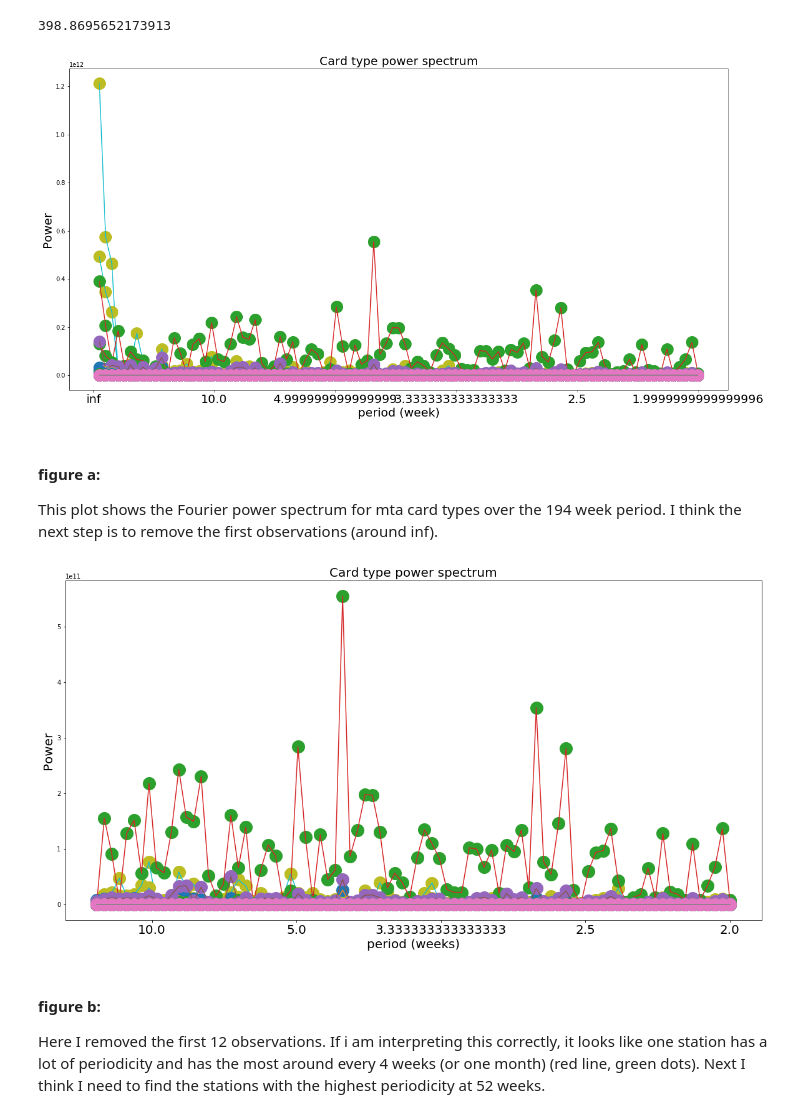
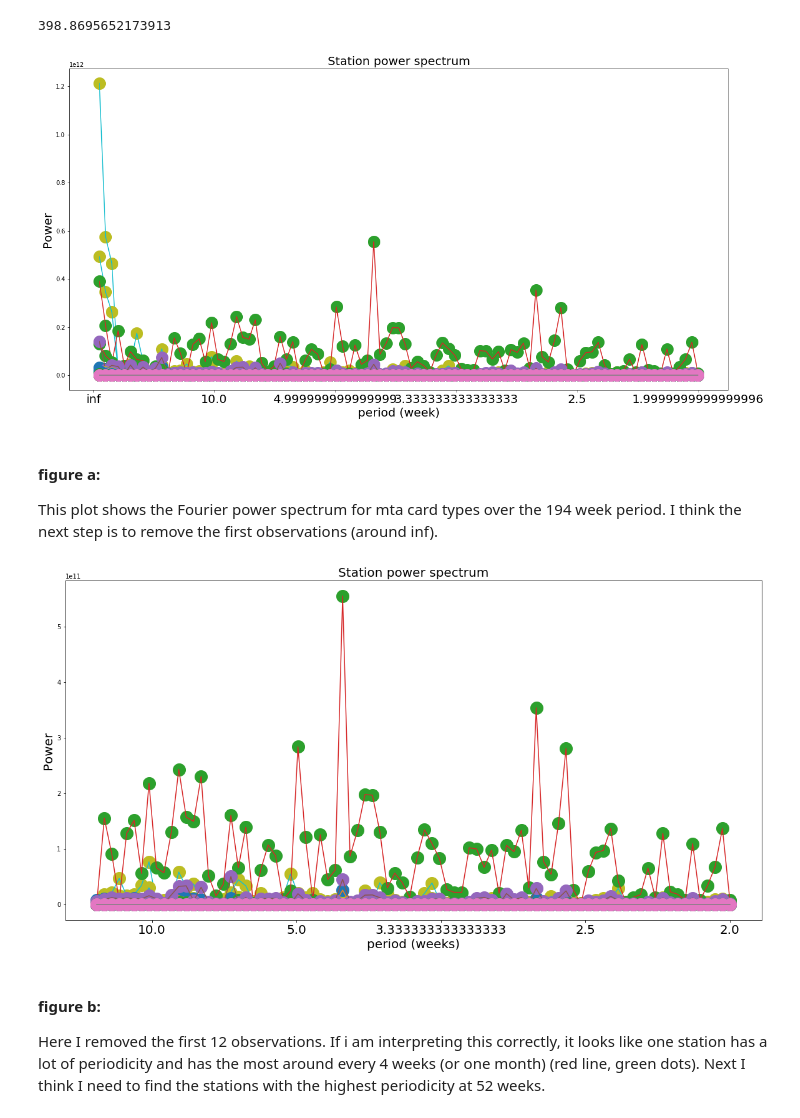
Before and after one commit to katievoo/PUI2018_kv871, a Jupyter notebook: HW12_kv871/HW12_Assignment1_kv871.ipynb, the cells around one changed output. Saved outputs shown, nothing was run; the diff lists cells and outputs as text; code cells hidden in the pictures.

```diff
--- a/HW12_kv871/HW12_Assignment1_kv871.ipynb
+++ b/HW12_kv871/HW12_Assignment1_kv871.ipynb
@@ -104,28 +106,29 @@ savemta.shape[0] / 23
 # %%
 ax = pl.figure(figsize=(20,10)).add_subplot(111)
 N = savemta.shape[1]
 
 for i in range(len(savemta[i])):
 
     f = np.abs(np.fft.rfft(savemta[i]))**2
 
     ax.plot(np.fft.rfftfreq(N, 1.0)[1:], (f[1:]), 'o', ms=20)
     ax.plot(np.fft.rfftfreq(N, 1.0)[1:], (f[1:]), '-')
 
 # changing the labels on the x ticks to see the period instead of frequency
 
 ax.set_xticklabels([ "%s"%(1/f) for f in ax.get_xticks()], fontsize=20)
 pl.xlabel("period (week)", fontsize=20)
 pl.ylabel("Power", fontsize=20)
-pl.title("Card type power spectrum", fontsize=20);
+pl.title("Station power spectrum", fontsize=20);
 # %% [output]
-[figure, old version]
+[figure, new version]
 # %% [markdown]
 #### figure a:
 This plot shows the Fourier power spectrum for mta card types over the 194 week period. I think the next step is to remove the first observations (around inf).
 # %%
 ax = pl.figure(figsize=(20,10)).add_subplot(111)
 N = savemta.shape[1]
+period_dict = {}
 
 for i in range(len(savemta[i])):
 
@@ -133,6 +136,8 @@ for i in range(len(savemta[i])):
 
     ax.plot(np.fft.rfftfreq(N, 1.0)[12:], (f[12:]), 'o', ms=20)
     ax.plot(np.fft.rfftfreq(N, 1.0)[12:], (f[12:]), '-')
+
+    period_dict[i] = f[4]
 
 # changing the labels on the x ticks to see the period instead of frequency
 
@@ -143,9 +148,9 @@ ax.set_xticklabels([ "%s"%(1/f) for f in ax.get_xticks()], fontsize=20)
 
 pl.xlabel("period (weeks)", fontsize=20)
 pl.ylabel("Power", fontsize=20)
-pl.title("Card type power spectrum", fontsize=20);
+pl.title("Station power spectrum", fontsize=20);
 # %% [output]
-[figure, old version]
+[figure, new version]
 # %% [markdown]
 #### figure b:
 Here I removed the first 12 observations. If i am interpreting this correctly, it looks like one station has a lot of periodicity and has the most around every 4 weeks (or one month) (red line, green dots).
```
Also changed, not shown: parts of 6 cells of this notebook.
